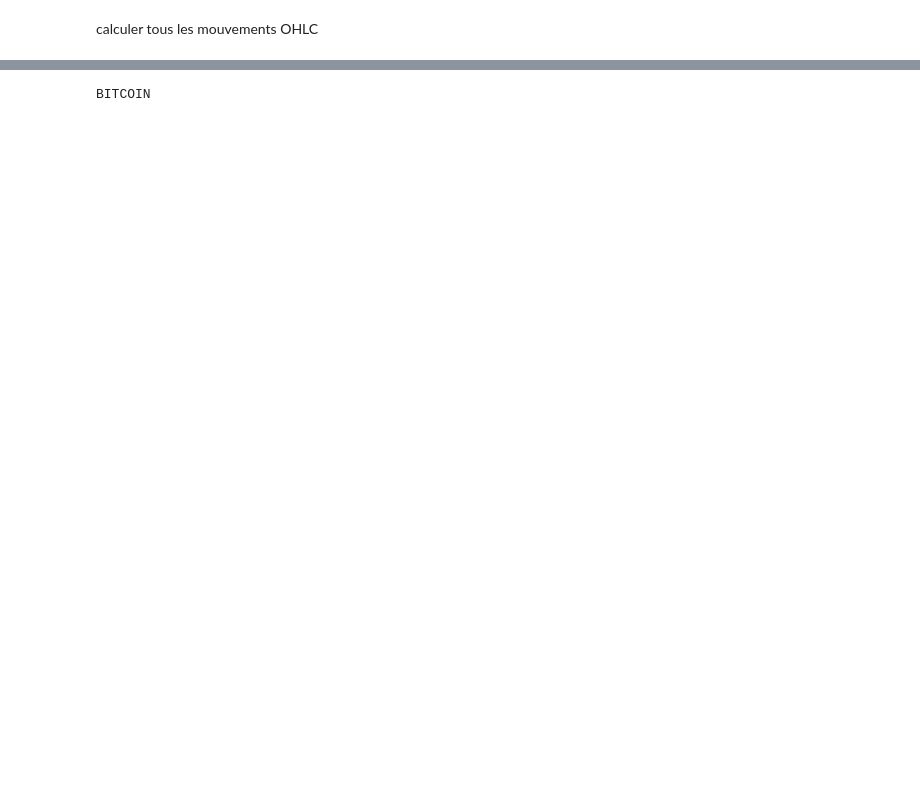
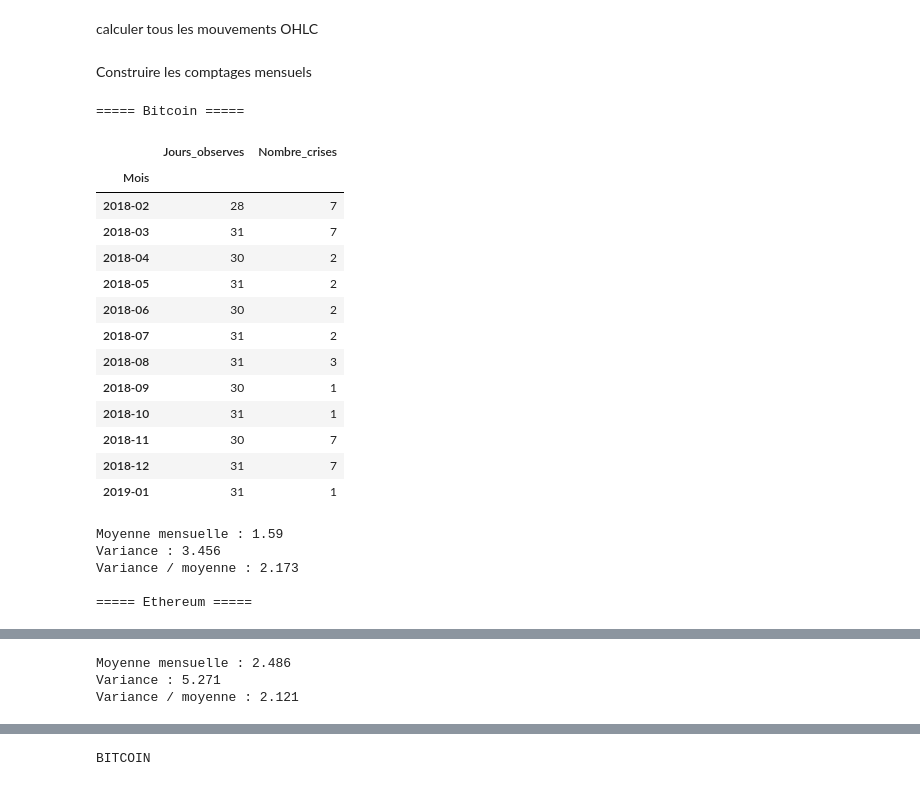
Before and after one commit to mokaddemwael/HMM_Crypto, a Jupyter notebook: notebooks/HMM_Crypto_CRISP_DM.ipynb, the cells around one changed output, grey strips where cells are left out. Drawn from its saved outputs; the diff is of its cells as text; code cells hidden in the pictures; blank space fills up the shorter version.

```diff
--- a/notebooks/HMM_Crypto_CRISP_DM.ipynb
+++ b/notebooks/HMM_Crypto_CRISP_DM.ipynb
@@ -516,2 +672,73 @@ for nom, df in [
 # %% [markdown]
 calculer tous les mouvements OHLC
+# %% [markdown]
+Construire les comptages mensuels
+# %%
+
+import pandas as pd
+
+comptages = {}
+
+for nom, df in [
+    ("Bitcoin", btc_analyse),
+    ("Ethereum", eth_analyse)
+]:
+    d = df[["Date", "R_Close_Close"]].copy()
+    d["Date"] = pd.to_datetime(d["Date"])
+    d = d.dropna(subset=["R_Close_Close"])
+
+    d["Mois"] = d["Date"].dt.to_period("M")
+
+    # Nombre de journées avec une forte baisse
+    mensuel = d.groupby("Mois").agg(
+        Jours_observes=("R_Close_Close", "size"),
+        Nombre_crises=(
+            "R_Close_Close",
+            lambda x: int((x <= -5).sum())
+        )
+    )
+
+    # Garder les mois complets pour
+    # faciliter la comparaison
+    mensuel = mensuel.loc[
+        mensuel["Jours_observes"]
+        == mensuel.index.days_in_month
+    ]
+
+    comptages[nom] = mensuel["Nombre_crises"]
+
+    moyenne = comptages[nom].mean()
+    variance = comptages[nom].var()
+
+    print(f"\n===== {nom} =====")
+    display(mensuel.head(12))
+
+    print("Moyenne mensuelle :", round(moyenne, 3))
+    print("Variance :", round(variance, 3))
+
+    if moyenne > 0:
+        print(
+            "Variance / moyenne :",
+            round(variance / moyenne, 3)
+        )
+# %% [output]
+===== Bitcoin =====
+|  | Jours_observes | Nombre_crises |
+| Mois |  |  |
+| 2018-02 | 28 | 7 |
+| 2018-03 | 31 | 7 |
+| 2018-04 | 30 | 2 |
+| 2018-05 | 31 | 2 |
+| 2018-06 | 30 | 2 |
+| 2018-07 | 31 | 2 |
+| 2018-08 | 31 | 3 |
+| 2018-09 | 30 | 1 |
+| 2018-10 | 31 | 1 |
+| 2018-11 | 30 | 7 |
+| 2018-12 | 31 | 7 |
+| 2019-01 | 31 | 1 |
+Moyenne mensuelle : 1.59
+Variance : 3.456
+Variance / moyenne : 2.173
+
+===== Ethereum =====
@@ -517,0 +759,3 @@ calculer tous les mouvements OHLC
+Moyenne mensuelle : 2.486
+Variance : 5.271
+Variance / moyenne : 2.121
```
Also changed, not shown: parts of 22 cells of this notebook.
